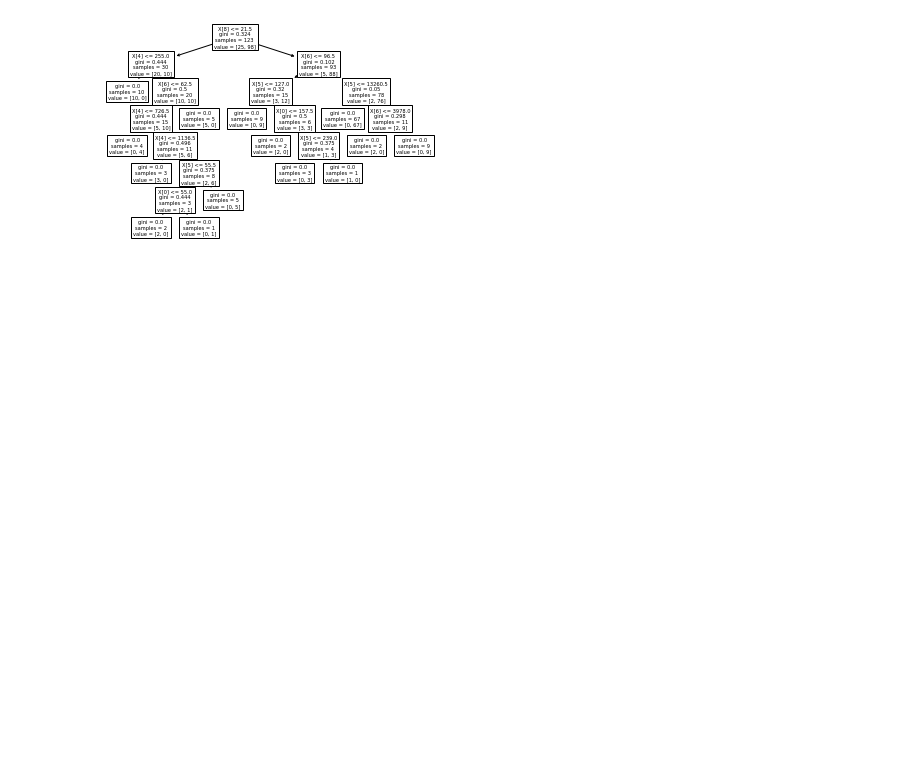
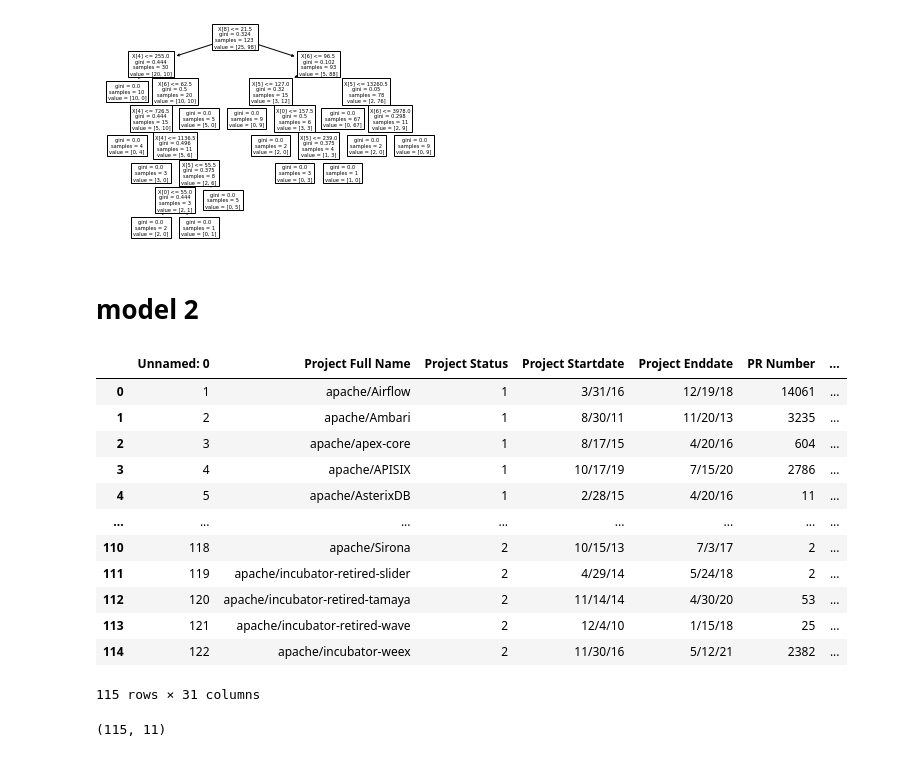
Before and after one commit to njswdwy/ECS260-Project, a Jupyter notebook: exploratory data analysis.ipynb, the cells around one changed output. Cells and saved outputs as stored; diff of their text form; code cells hidden in the pictures; blank space fills up the shorter version.

Commit message:
model 2 update

```diff
--- a/exploratory data analysis.ipynb
+++ b/exploratory data analysis.ipynb
@@ -197,3 +197,23 @@ tree.plot_tree(clf)
  Text(263.0571428571429, 95.13, 'gini = 0.0\nsamples = 2\nvalue = [2, 0]'),
  Text(310.8857142857143, 95.13, 'gini = 0.0\nsamples = 9\nvalue = [0, 9]')]
 [figure]
+# %% [markdown]
+# model 2
+# %%
+data2 = pd.read_csv('/Users/yangxi/Desktop/ECS260/project/cleaned_project_w_pr.csv')
+# %%
+data2
+# %% [output]
+|  | Unnamed: 0 | Project Full Name | Project Status | Project Startdate | Project Enddate | PR Number | ... |
+| 0 | 1 | apache/Airflow | 1 | 3/31/16 | 12/19/18 | 14061 | ... |
+| 1 | 2 | apache/Ambari | 1 | 8/30/11 | 11/20/13 | 3235 | ... |
+| 2 | 3 | apache/apex-core | 1 | 8/17/15 | 4/20/16 | 604 | ... |
+| 3 | 4 | apache/APISIX | 1 | 10/17/19 | 7/15/20 | 2786 | ... |
+| 4 | 5 | apache/AsterixDB | 1 | 2/28/15 | 4/20/16 | 11 | ... |
+| ... | ... | ... | ... | ... | ... | ... | ... |
+| 110 | 118 | apache/Sirona | 2 | 10/15/13 | 7/3/17 | 2 | ... |
+| 111 | 119 | apache/incubator-retired-slider | 2 | 4/29/14 | 5/24/18 | 2 | ... |
+| 112 | 120 | apache/incubator-retired-tamaya | 2 | 11/14/14 | 4/30/20 | 53 | ... |
+| 113 | 121 | apache/incubator-retired-wave | 2 | 12/4/10 | 1/15/18 | 25 | ... |
+| 114 | 122 | apache/incubator-weex | 2 | 11/30/16 | 5/12/21 | 2382 | ... |
+115 rows × 31 columns
@@ -199,0 +253,4 @@ tree.plot_tree(clf)
+# %%
+data2.shape
+# %% [output]
+(115, 11)
```
Also changed, not shown: parts of 20 cells of this notebook.
